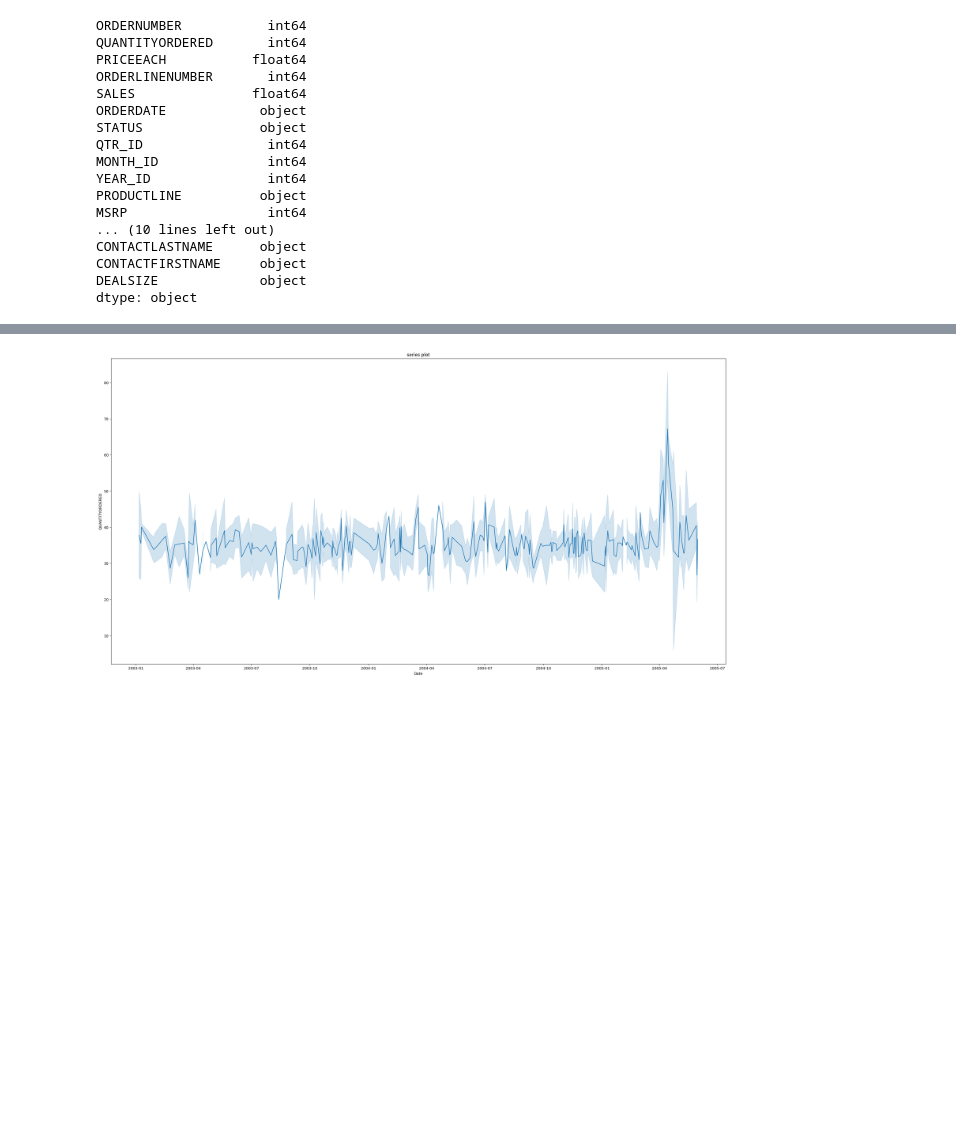
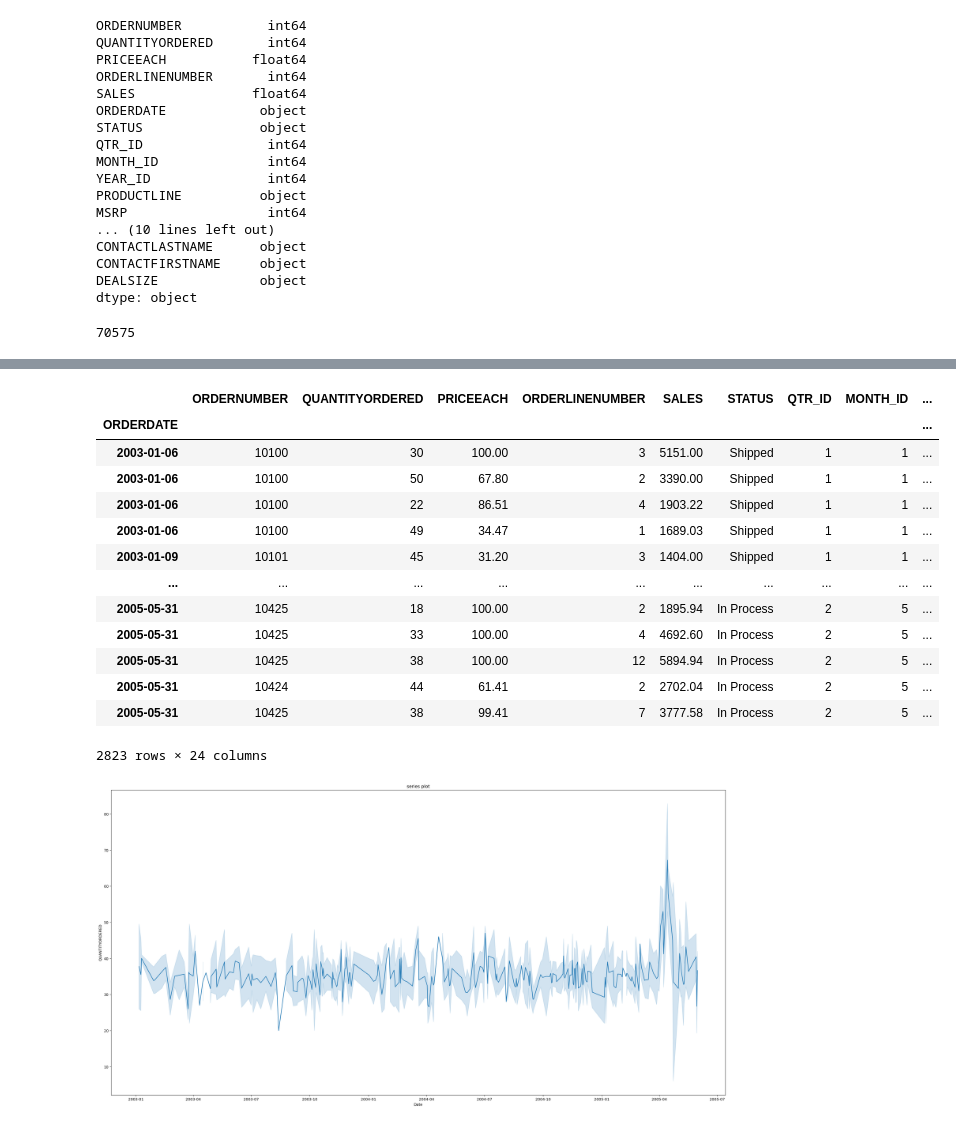
Before and after one commit to Rutuja6299/Woodpecker, a Jupyter notebook: Demand_forecast_.ipynb, the cells around one changed output, grey strips where cells are left out. Cells and saved outputs as stored; diff of their text form; code cells hidden in the pictures; blank space fills up the shorter version.

```diff
--- a/Demand_forecast_.ipynb
+++ b/Demand_forecast_.ipynb
@@ -55,6 +54,10 @@ CONTACTLASTNAME      object
 CONTACTFIRSTNAME     object
 DEALSIZE             object
 dtype: object
+# %%
+data.size
+# %% [output]
+70575
 # %%
 
 # Convert 'ORDERDATE' to datetime
@@ -76,6 +79,23 @@ data.describe()
 | std | 92.085478 | 9.741443 | 20.174277 | 4.225841 | 1841.865106 | NaN | 1.203878 | 3.656633 | ... |
 # %%
 data.set_index('ORDERDATE' , inplace=True)
+# %%
+data
+# %% [output]
+|  | ORDERNUMBER | QUANTITYORDERED | PRICEEACH | ORDERLINENUMBER | SALES | STATUS | QTR_ID | MONTH_ID | ... |
+| ORDERDATE |  |  |  |  |  |  |  |  | ... |
+| 2003-01-06 | 10100 | 30 | 100.00 | 3 | 5151.00 | Shipped | 1 | 1 | ... |
+| 2003-01-06 | 10100 | 50 | 67.80 | 2 | 3390.00 | Shipped | 1 | 1 | ... |
+| 2003-01-06 | 10100 | 22 | 86.51 | 4 | 1903.22 | Shipped | 1 | 1 | ... |
+| 2003-01-06 | 10100 | 49 | 34.47 | 1 | 1689.03 | Shipped | 1 | 1 | ... |
+| 2003-01-09 | 10101 | 45 | 31.20 | 3 | 1404.00 | Shipped | 1 | 1 | ... |
+| ... | ... | ... | ... | ... | ... | ... | ... | ... | ... |
+| 2005-05-31 | 10425 | 18 | 100.00 | 2 | 1895.94 | In Process | 2 | 5 | ... |
+| 2005-05-31 | 10425 | 33 | 100.00 | 4 | 4692.60 | In Process | 2 | 5 | ... |
+| 2005-05-31 | 10425 | 38 | 100.00 | 12 | 5894.94 | In Process | 2 | 5 | ... |
+| 2005-05-31 | 10424 | 44 | 61.41 | 2 | 2702.04 | In Process | 2 | 5 | ... |
+| 2005-05-31 | 10425 | 38 | 99.41 | 7 | 3777.58 | In Process | 2 | 5 | ... |
+2823 rows × 24 columns
 # %%
 plt.figure(figsize=(30,15))
 sns.lineplot(data=data , x='ORDERDATE',y='QUANTITYORDERED')
```
Also changed, not shown: parts of 8 cells of this notebook.
